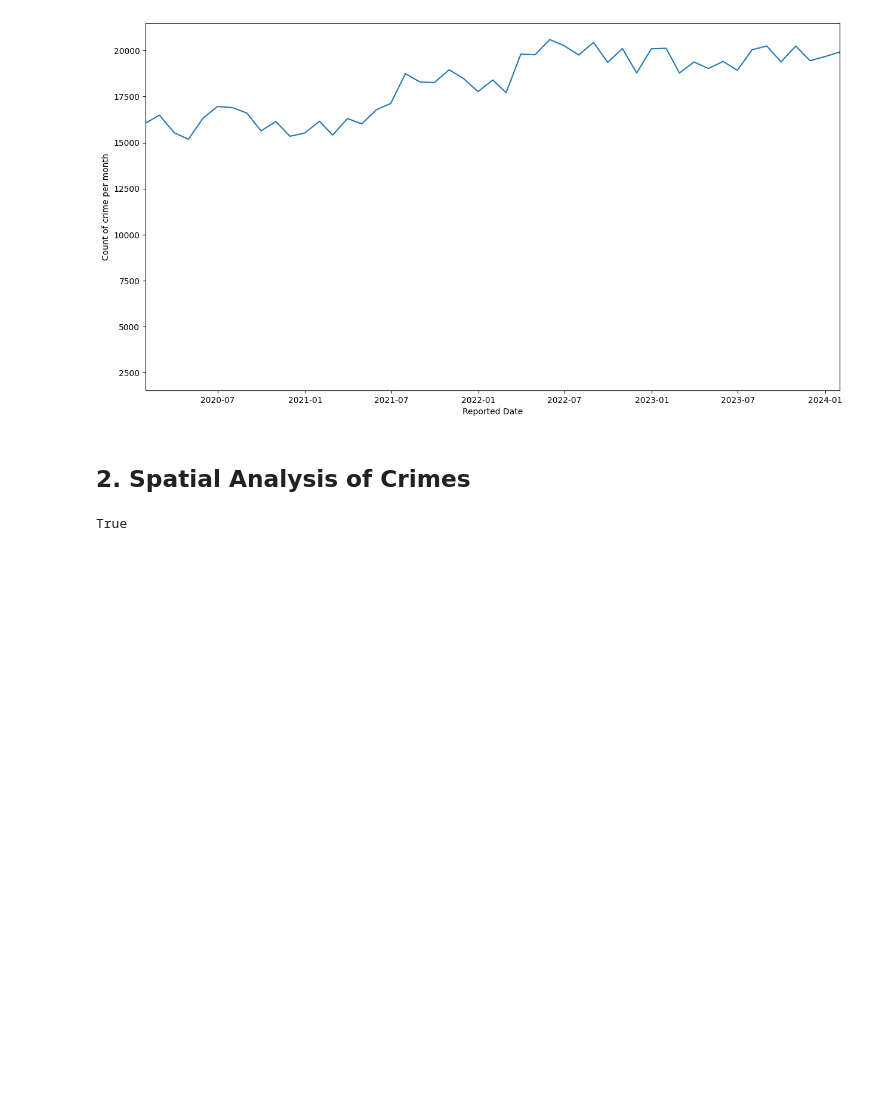
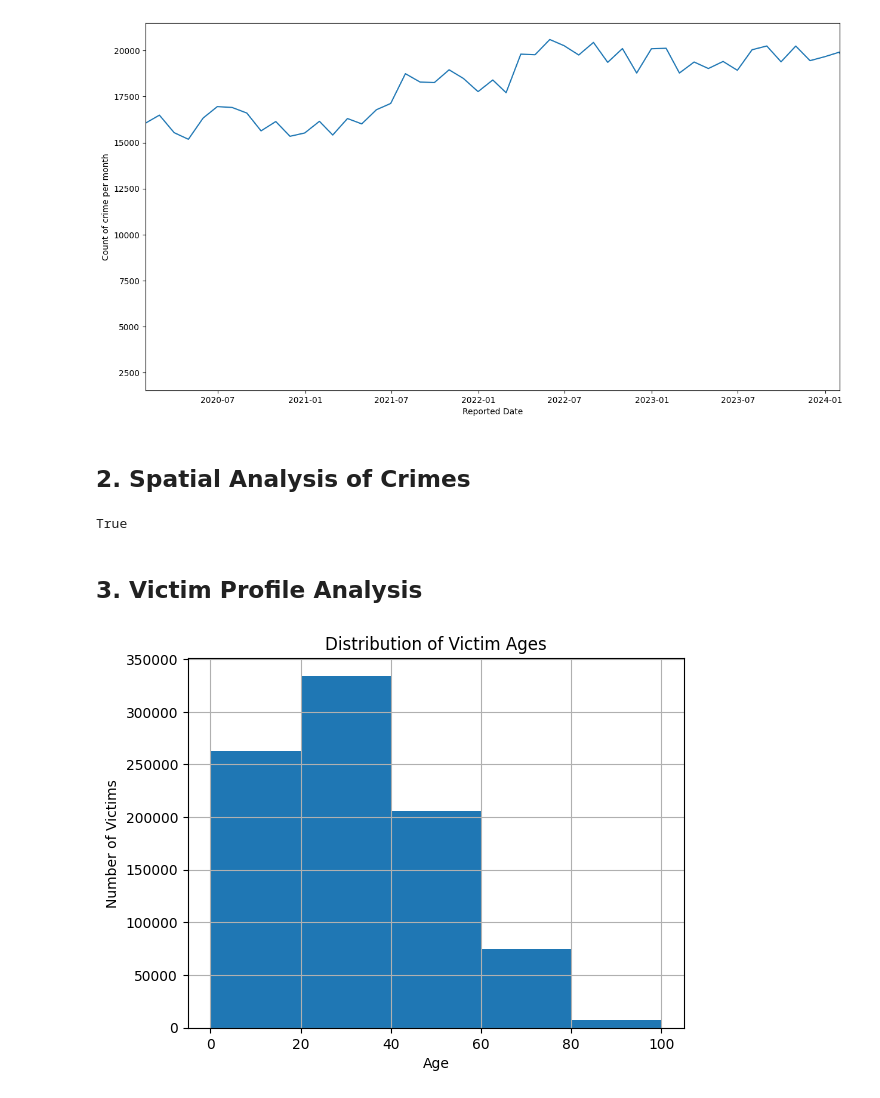
Before and after one commit to gurmemi/LA-Crime-Data-From-2020, a Jupyter notebook: Los Angeles Crime Analysis.ipynb, the cells around one changed output. Drawn from its saved outputs; the diff is of its cells as text; code cells hidden in the pictures; blank space fills up the shorter version.

Commit message:
Victim Profile Analysis continues

```diff
--- a/Los Angeles Crime Analysis.ipynb
+++ b/Los Angeles Crime Analysis.ipynb
@@ -129,6 +135,12 @@ crime_data_copy.rename(
 # %%
 # Calculate number of days it took to report a crime
 crime_data_copy['Report Delayed in Days'] = (crime_data_copy['Reported Date'] - crime_data_copy['Occurance Date']).dt.days
+# %%
+# Drop victim age less than zero
+
+index_to_drop = crime_data_copy[crime_data_copy['Victim Age'] < 0].index
+
+crime_data_copy.drop(index=index_to_drop, inplace=True)
 # %%
 # Sort dataframe by 'Reported Date'
 crime_data_copy.sort_values(by='Reported Date', inplace=True)
@@ -172,3 +184,14 @@ crime_map.save('crime_heatmap_by_Area_Name.html')
 webbrowser.open('crime_heatmap_by_Area_Name.html')
 # %% [output]
 True
+# %% [markdown]
+## 3. Victim Profile Analysis
+# %%
+crime_data_copy['Victim Age'].hist(bins=range(0, 101, 20))
+
+plt.title('Distribution of Victim Ages')
+plt.xlabel('Age')
+plt.ylabel('Number of Victims')
+plt.show()
+# %% [output]
+[figure, added]
```
Also changed, not shown: parts of 2 cells of this notebook.
